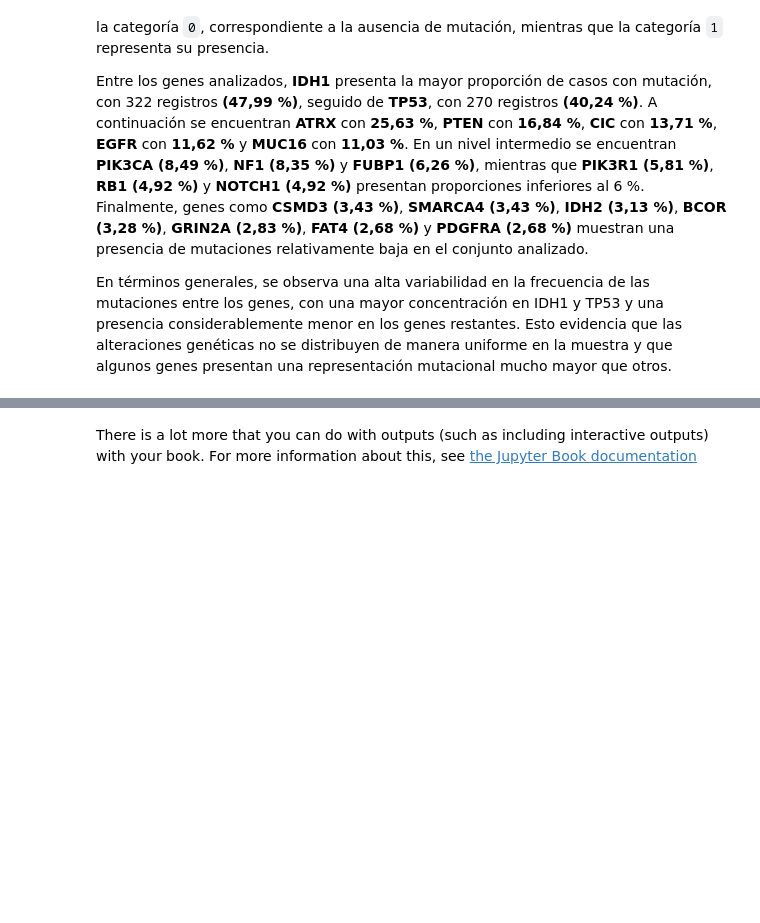
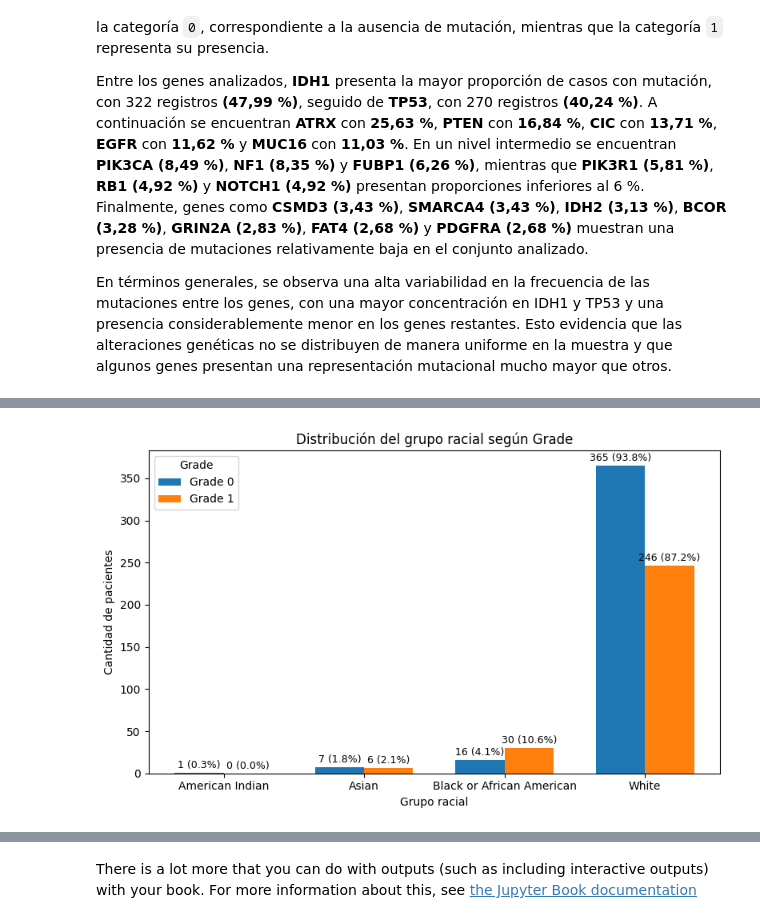
Before and after one commit to Alej0126/Jbook_dataviz, a Jupyter notebook: docs/_build/jupyter_execute/notebooks.ipynb, the cells around one changed output, grey strips where cells are left out. Cells and saved outputs as stored; diff of their text form; code cells hidden in the pictures; blank space fills up the shorter version.

```diff
--- a/docs/_build/jupyter_execute/notebooks.ipynb
+++ b/docs/_build/jupyter_execute/notebooks.ipynb
@@ -498,0 +617,16 @@ display(HTML(html_final))
+# %%
+tabla_race_bivariada = analisis_bivariado(
+    train_data,
+    target="Grade",
+    variable="Race",
+    etiquetas={
+        0: "White",
+        1: "Black or African American",
+        2: "Asian",
+        3: "American Indian"
+    },
+    titulo="Distribución del grupo racial según Grade",
+    xlabel="Grupo racial"
+)
+# %% [output]
+[figure, added]
```
Also changed, not shown: parts of 13 cells of this notebook, 13 other files.
